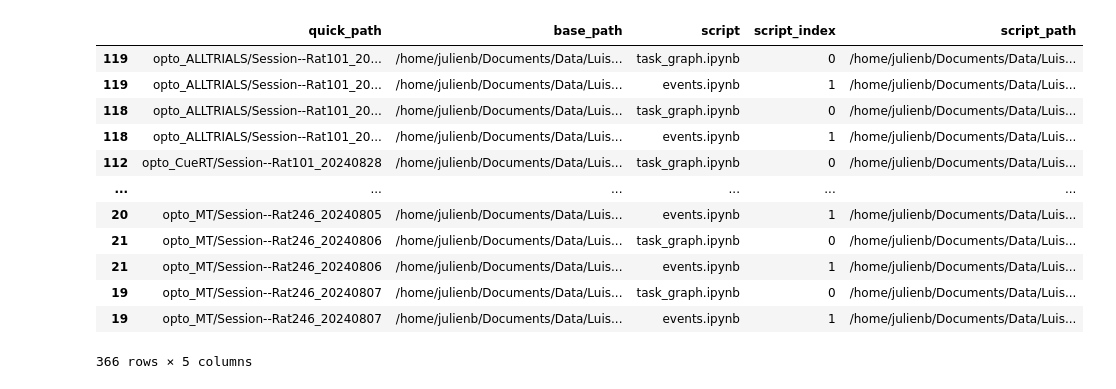
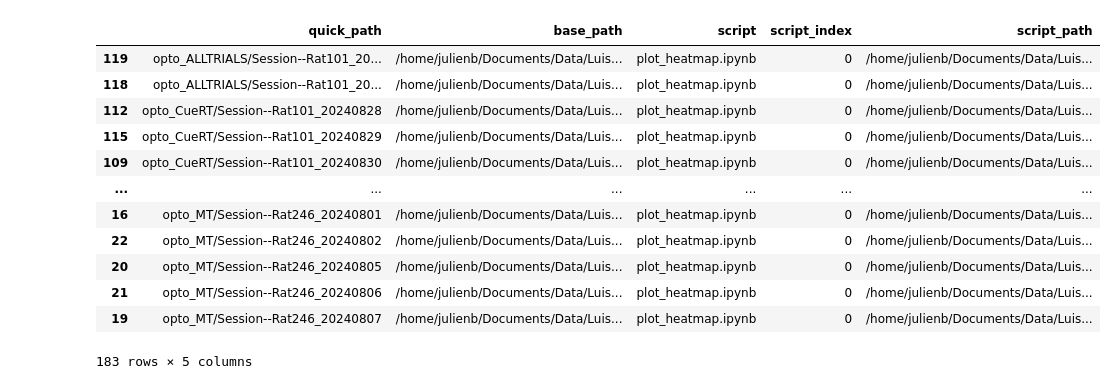
Before and after one commit to JulienBrn/dopamove_scripts_and_templates, a Jupyter notebook: update_scripts.ipynb, the cells around one changed output. Saved outputs shown, nothing was run; the diff lists cells and outputs as text; code cells hidden in the pictures.

```diff
--- a/update_scripts.ipynb
+++ b/update_scripts.ipynb
@@ -10,40 +10,41 @@ from tqdm.notebook import tqdm
 from typing import Literal
 # %%
 folder = Path("/home/julienb/Documents/Data/Luisa/")
-scripts =  ["task_graph.ipynb", "events.ipynb"] #["task_graph.ipynb", "events.ipynb", "plot_rt_mt.ipynb"]
-selection: Literal["base",  "subject", "session", "existing"] = "session"
-copy: Literal["force", "notexisting"]= "notexisting"
-exec: Literal["force", "notexisting", "notsucess", "erase"]= "notexisting"
+scripts =  ["plot_heatmap.ipynb"] #["task_graph.ipynb", "events.ipynb", "plot_rt_mt.ipynb", "trial_data.ipynb", "plot_heatmap.ipynb"]
+selection: Literal["base",  "subject", "session", "existing"] = ["session"]
+copy: Literal["force", "notexisting"]= "force"
+exec: Literal["force", "notexisting", "notsucess", "erase"]= "force"
 # %%
 dfs = []
 for i, script in enumerate(scripts):
-    df = pd.DataFrame()
-    if selection=="base":
-        df["base_path"] = list(folder.glob("analysis"))
-    elif selection=="subject":
-        df["base_path"] = list(folder.glob("*/analysis"))
-    elif selection=="session":
-        df["base_path"] = list(folder.glob("**/Session--*/analysis"))
-    elif selection=="existing":
-        df["base_path"] = [f.parent for f in folder.glob(f"**/{script}")]
-    df.insert(0, "quick_path", df["base_path"].apply(lambda p: str(Path(*p.parts[-3:-1]))))
-    dfs.append(df.assign(script=Path(script), script_index=i, script_path=df.apply(lambda row: (row["base_path"]/script), axis=1)))
+    for sel in selection:
+        df = pd.DataFrame()
+        if sel=="base":
+            df["base_path"] = list(folder.glob("analysis"))
+        elif sel=="subject":
+            df["base_path"] = list(folder.glob("*/analysis"))
+        elif sel=="session":
+            df["base_path"] = list(folder.glob("**/Session--*/analysis"))
+        elif sel=="existing":
+            df["base_path"] = [f.parent for f in folder.glob(f"**/{script}")]
+        df.insert(0, "quick_path", df["base_path"].apply(lambda p: str(Path(*p.parts[-3:-1]))))
+        dfs.append(df.assign(script=Path(script), script_index=i, script_path=df.apply(lambda row: (row["base_path"]/script), axis=1)))
 tasks = pd.concat(dfs).sort_values(["base_path", "script_index"])
 tasks
 # %% [output]
 |  | quick_path | base_path | script | script_index | script_path |
-| 119 | opto_ALLTRIALS/Session--Rat101_20... | /home/julienb/Documents/Data/Luis... | task_graph.ipynb | 0 | /home/julienb/Documents/Data/Luis... |
-| 119 | opto_ALLTRIALS/Session--Rat101_20... | /home/julienb/Documents/Data/Luis... | events.ipynb | 1 | /home/julienb/Documents/Data/Luis... |
-| 118 | opto_ALLTRIALS/Session--Rat101_20... | /home/julienb/Documents/Data/Luis... | task_graph.ipynb | 0 | /home/julienb/Documents/Data/Luis... |
-| 118 | opto_ALLTRIALS/Session--Rat101_20... | /home/julienb/Documents/Data/Luis... | events.ipynb | 1 | /home/julienb/Documents/Data/Luis... |
-| 112 | opto_CueRT/Session--Rat101_20240828 | /home/julienb/Documents/Data/Luis... | task_graph.ipynb | 0 | /home/julienb/Documents/Data/Luis... |
+| 119 | opto_ALLTRIALS/Session--Rat101_20... | /home/julienb/Documents/Data/Luis... | plot_heatmap.ipynb | 0 | /home/julienb/Documents/Data/Luis... |
+| 118 | opto_ALLTRIALS/Session--Rat101_20... | /home/julienb/Documents/Data/Luis... | plot_heatmap.ipynb | 0 | /home/julienb/Documents/Data/Luis... |
+| 112 | opto_CueRT/Session--Rat101_20240828 | /home/julienb/Documents/Data/Luis... | plot_heatmap.ipynb | 0 | /home/julienb/Documents/Data/Luis... |
+| 115 | opto_CueRT/Session--Rat101_20240829 | /home/julienb/Documents/Data/Luis... | plot_heatmap.ipynb | 0 | /home/julienb/Documents/Data/Luis... |
+| 109 | opto_CueRT/Session--Rat101_20240830 | /home/julienb/Documents/Data/Luis... | plot_heatmap.ipynb | 0 | /home/julienb/Documents/Data/Luis... |
 | ... | ... | ... | ... | ... | ... |
-| 20 | opto_MT/Session--Rat246_20240805 | /home/julienb/Documents/Data/Luis... | events.ipynb | 1 | /home/julienb/Documents/Data/Luis... |
-| 21 | opto_MT/Session--Rat246_20240806 | /home/julienb/Documents/Data/Luis... | task_graph.ipynb | 0 | /home/julienb/Documents/Data/Luis... |
-| 21 | opto_MT/Session--Rat246_20240806 | /home/julienb/Documents/Data/Luis... | events.ipynb | 1 | /home/julienb/Documents/Data/Luis... |
-| 19 | opto_MT/Session--Rat246_20240807 | /home/julienb/Documents/Data/Luis... | task_graph.ipynb | 0 | /home/julienb/Documents/Data/Luis... |
-| 19 | opto_MT/Session--Rat246_20240807 | /home/julienb/Documents/Data/Luis... | events.ipynb | 1 | /home/julienb/Documents/Data/Luis... |
+| 16 | opto_MT/Session--Rat246_20240801 | /home/julienb/Documents/Data/Luis... | plot_heatmap.ipynb | 0 | /home/julienb/Documents/Data/Luis... |
+| 22 | opto_MT/Session--Rat246_20240802 | /home/julienb/Documents/Data/Luis... | plot_heatmap.ipynb | 0 | /home/julienb/Documents/Data/Luis... |
+| 20 | opto_MT/Session--Rat246_20240805 | /home/julienb/Documents/Data/Luis... | plot_heatmap.ipynb | 0 | /home/julienb/Documents/Data/Luis... |
+| 21 | opto_MT/Session--Rat246_20240806 | /home/julienb/Documents/Data/Luis... | plot_heatmap.ipynb | 0 | /home/julienb/Documents/Data/Luis... |
+| 19 | opto_MT/Session--Rat246_20240807 | /home/julienb/Documents/Data/Luis... | plot_heatmap.ipynb | 0 | /home/julienb/Documents/Data/Luis... |
-366 rows × 5 columns
+183 rows × 5 columns
 # %%
 
 if copy=="force": tasks["copy"] = True
```
Also changed, not shown: parts of 2 cells of this notebook, 5 other files.
